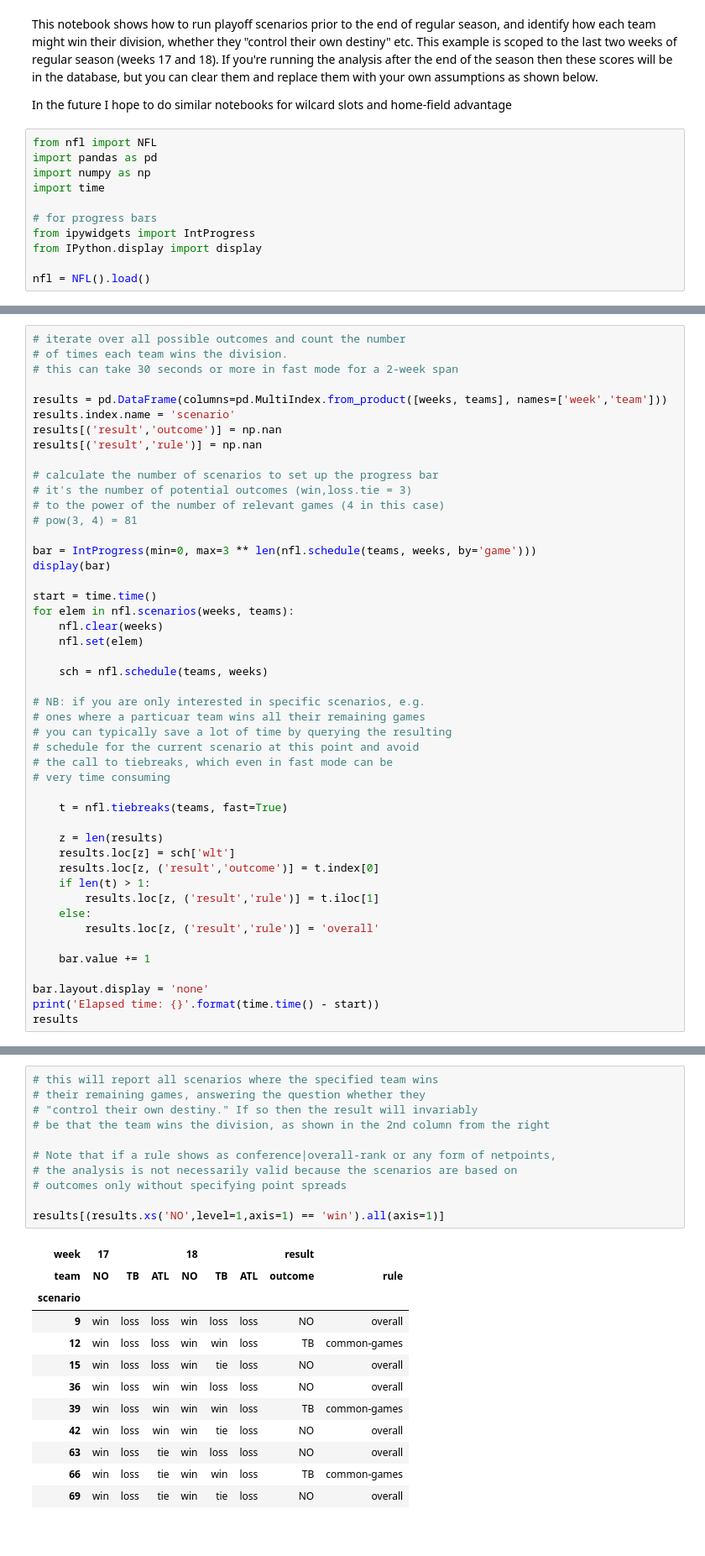
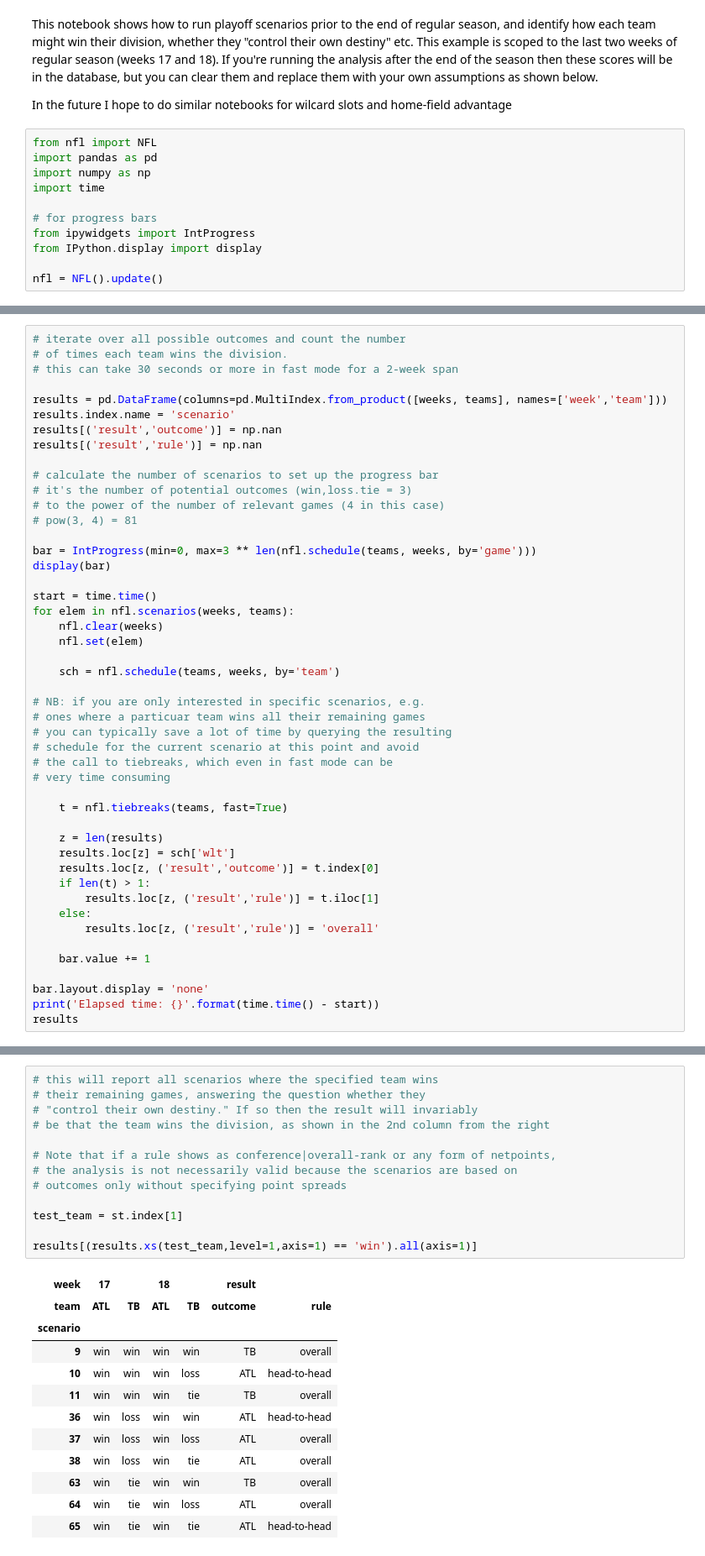
Before and after one commit to tgherzog/nfl, a Jupyter notebook: division-scenarios.ipynb, the cells around one changed output, grey strips where cells are left out. Shown: that part at 84% size. Cells and saved outputs as stored; diff of their text form.

```diff
--- a/division-scenarios.ipynb
+++ b/division-scenarios.ipynb
@@ -17,7 +17,7 @@ import time
 from ipywidgets import IntProgress
 from IPython.display import display
 
-nfl = NFL().load()
+nfl = NFL().update()
 # %%
 # For reference, print conference standings not counting weeks 17 and 18
 weeks = [17, 18]
@@ -99,7 +98,7 @@ for elem in nfl.scenarios(weeks, teams):
     nfl.clear(weeks)
     nfl.set(elem)
 
-    sch = nfl.schedule(teams, weeks)
+    sch = nfl.schedule(teams, weeks, by='team')
 
 # NB: if you are only interested in specific scenarios, e.g.
 # ones where a particuar team wins all their remaining games
@@ -154,24 +152,26 @@ results.groupby(('result','outcome')).count()
 # %%
 # this will report all scenarios where the specified team wins
 # their remaining games, answering the question whether they
 # "control their own destiny." If so then the result will invariably
 # be that the team wins the division, as shown in the 2nd column from the right
 
 # Note that if a rule shows as conference|overall-rank or any form of netpoints,
 # the analysis is not necessarily valid because the scenarios are based on
 # outcomes only without specifying point spreads
 
-results[(results.xs('NO',level=1,axis=1) == 'win').all(axis=1)]
+test_team = st.index[1]
+
+results[(results.xs(test_team,level=1,axis=1) == 'win').all(axis=1)]
 # %% [output]
-| week | 17 |  |  | 18 |  |  | result |  |
-| team | NO | TB | ATL | NO | TB | ATL | outcome | rule |
-| scenario |  |  |  |  |  |  |  |  |
-| 9 | win | loss | loss | win | loss | loss | NO | overall |
-| 12 | win | loss | loss | win | win | loss | TB | common-games |
-| 15 | win | loss | loss | win | tie | loss | NO | overall |
-| 36 | win | loss | win | win | loss | loss | NO | overall |
-| 39 | win | loss | win | win | win | loss | TB | common-games |
-| 42 | win | loss | win | win | tie | loss | NO | overall |
-| 63 | win | loss | tie | win | loss | loss | NO | overall |
-| 66 | win | loss | tie | win | win | loss | TB | common-games |
-| 69 | win | loss | tie | win | tie | loss | NO | overall |
+| week | 17 |  | 18 |  | result |  |
+| team | ATL | TB | ATL | TB | outcome | rule |
+| scenario |  |  |  |  |  |  |
+| 9 | win | win | win | win | TB | overall |
+| 10 | win | win | win | loss | ATL | head-to-head |
+| 11 | win | win | win | tie | TB | overall |
+| 36 | win | loss | win | win | ATL | head-to-head |
+| 37 | win | loss | win | loss | ATL | overall |
+| 38 | win | loss | win | tie | ATL | overall |
+| 63 | win | tie | win | win | TB | overall |
+| 64 | win | tie | win | loss | ATL | overall |
+| 65 | win | tie | win | tie | ATL | head-to-head |
```
Also changed, not shown: parts of 7 cells of this notebook, 1 other file.
